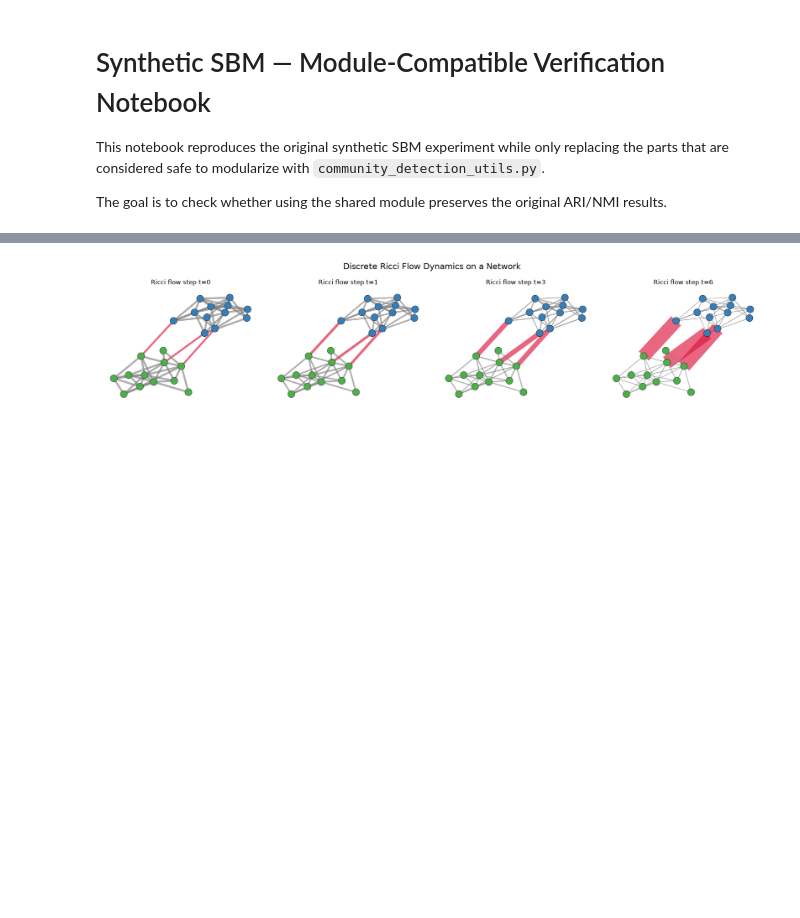
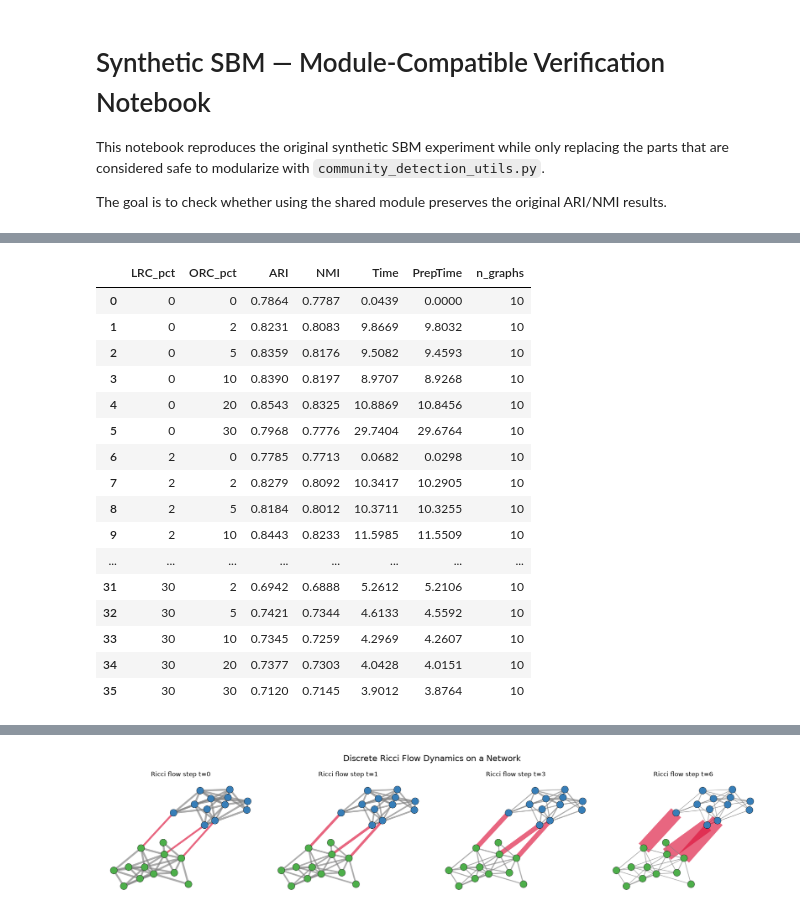
Before and after one commit to Avin-Kolahdooz/curvature-guided-community-detection, a Jupyter notebook: Synthetic_Module_Verification.ipynb, the cells around one changed output, grey strips where cells are left out. Cells and saved outputs as stored; diff of their text form; code cells hidden in the pictures; blank space fills up the shorter version.

```diff
--- a/Synthetic_Module_Verification.ipynb
+++ b/Synthetic_Module_Verification.ipynb
@@ -2741,0 +721,81 @@ Saved: notebook_output_data/synthetic_module_verification/matching_table_heatmap
+# %%
+# ============================================================
+# CELL 18 — JOINT LRC-ORC SENSITIVITY (10 GRAPH SEEDS)
+# ============================================================
+
+import numpy as np
+import pandas as pd
+import matplotlib.pyplot as plt
+from IPython.display import display
+
+# Same pruning values as the original heatmaps
+HEATMAP_LRC_VALUES = [0, 2, 5, 10, 20, 30]
+HEATMAP_ORC_VALUES = [0, 2, 5, 10, 20, 30]
+
+HEATMAP_ALPHA = 0.5
+HEATMAP_GRAPH_SEEDS = list(range(1, 11))
+
+# Use the existing shared pipeline and evaluation functions.
+# 0% LRC, 0% ORC: original graph
+# 0% ORC: LRC-only
+# 0% LRC: ORC-RF-only
+# Both > 0: LRC -> ORC-RF hybrid
+
+joint_configs = [
+    (lrc_pct, orc_pct, HEATMAP_ALPHA)
+    for lrc_pct in HEATMAP_LRC_VALUES
+    for orc_pct in HEATMAP_ORC_VALUES
+]
+
+print("Number of configurations:", len(joint_configs))
+print("Graph realizations:", len(HEATMAP_GRAPH_SEEDS))
+print("Total evaluations:", len(joint_configs) * len(HEATMAP_GRAPH_SEEDS))
+print("Ricci flow iterations:", RICCI_FLOW_STEPS)
+print("Alpha:", HEATMAP_ALPHA)
+
+# This performs the real computations.
+joint_heatmap_raw = batch_sensitivity(
+    configs=joint_configs,
+    graph_seeds=HEATMAP_GRAPH_SEEDS,
+    name="synthetic_joint_heatmaps_10_seeds"
+)
+
+# Never silently average failed runs.
+failed = joint_heatmap_raw[
+    joint_heatmap_raw["status"] != "ok"
+]
+
+if not failed.empty:
+    display(failed[["GraphSeed", "LRC_pct", "ORC_pct", "error"]])
+    raise RuntimeError(
+        "Some configurations failed. Resolve them before plotting."
+    )
+
+# Mean over 10 independent synthetic graphs
+joint_heatmap_summary = (
+    joint_heatmap_raw
+    .groupby(["LRC_pct", "ORC_pct"], as_index=False)
+    .agg(
+        ARI=("ARI", "mean"),
+        NMI=("NMI", "mean"),
+        Time=("TotalTime", "mean"),
+        PrepTime=("PreparationTime", "mean"),
+        n_graphs=("GraphSeed", "nunique")
+    )
+    .sort_values(["LRC_pct", "ORC_pct"])
+    .reset_index(drop=True)
+)
+
+assert len(joint_heatmap_summary) == 36
+assert (joint_heatmap_summary["n_graphs"] == 10).all()
+
+joint_heatmap_summary.to_csv(
+    OUTPUT_DIR / "synthetic_joint_heatmap_summary.csv",
+    index=False
+)
+
+print("\nJOINT SENSITIVITY RESULTS")
+display(joint_heatmap_summary.round(4))
+
+print("\nSaved to:", OUTPUT_DIR)
+# %% [output]
@@ -2741,0 +819,17 @@ Saved: notebook_output_data/synthetic_module_verification/matching_table_heatmap
+|  | LRC_pct | ORC_pct | ARI | NMI | Time | PrepTime | n_graphs |
+| 0 | 0 | 0 | 0.7864 | 0.7787 | 0.0439 | 0.0000 | 10 |
+| 1 | 0 | 2 | 0.8231 | 0.8083 | 9.8669 | 9.8032 | 10 |
+| 2 | 0 | 5 | 0.8359 | 0.8176 | 9.5082 | 9.4593 | 10 |
+| 3 | 0 | 10 | 0.8390 | 0.8197 | 8.9707 | 8.9268 | 10 |
+| 4 | 0 | 20 | 0.8543 | 0.8325 | 10.8869 | 10.8456 | 10 |
+| 5 | 0 | 30 | 0.7968 | 0.7776 | 29.7404 | 29.6764 | 10 |
+| 6 | 2 | 0 | 0.7785 | 0.7713 | 0.0682 | 0.0298 | 10 |
+| 7 | 2 | 2 | 0.8279 | 0.8092 | 10.3417 | 10.2905 | 10 |
+| 8 | 2 | 5 | 0.8184 | 0.8012 | 10.3711 | 10.3255 | 10 |
+| 9 | 2 | 10 | 0.8443 | 0.8233 | 11.5985 | 11.5509 | 10 |
+| ... | ... | ... | ... | ... | ... | ... | ... |
+| 31 | 30 | 2 | 0.6942 | 0.6888 | 5.2612 | 5.2106 | 10 |
+| 32 | 30 | 5 | 0.7421 | 0.7344 | 4.6133 | 4.5592 | 10 |
+| 33 | 30 | 10 | 0.7345 | 0.7259 | 4.2969 | 4.2607 | 10 |
+| 34 | 30 | 20 | 0.7377 | 0.7303 | 4.0428 | 4.0151 | 10 |
+| 35 | 30 | 30 | 0.7120 | 0.7145 | 3.9012 | 3.8764 | 10 |
```
Also changed, not shown: parts of 43 cells of this notebook, 2 other files.
